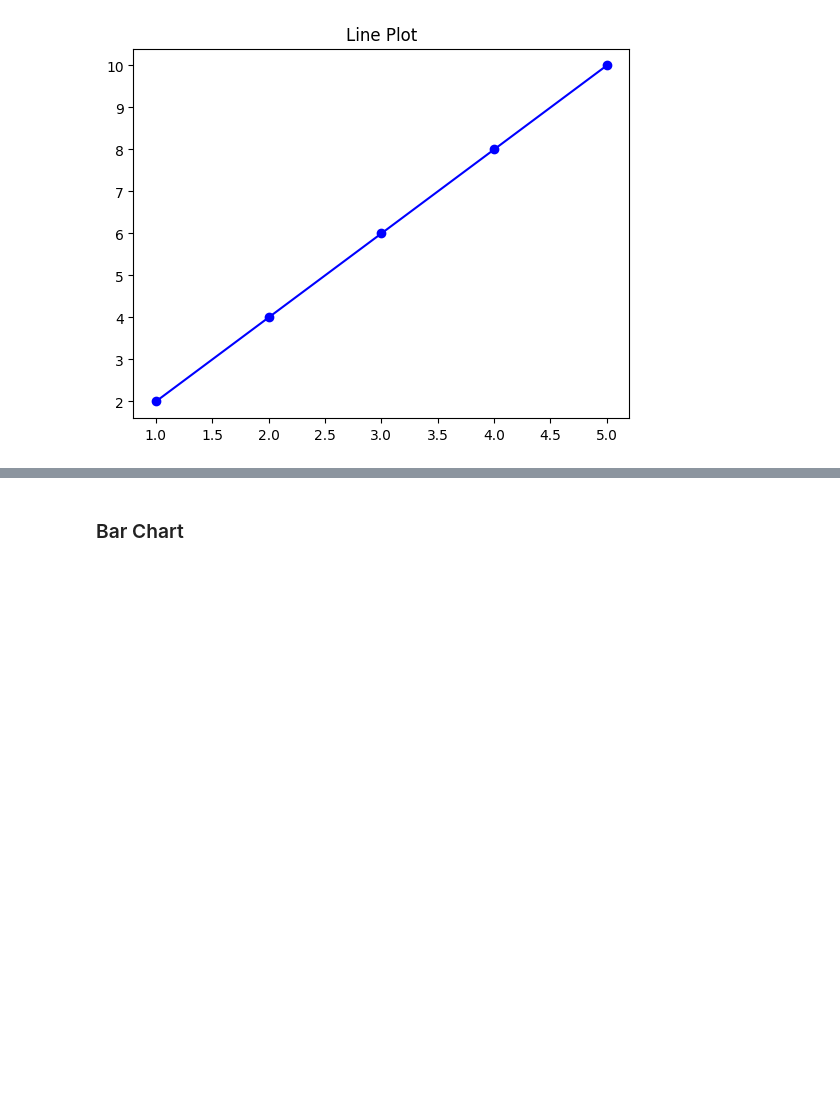
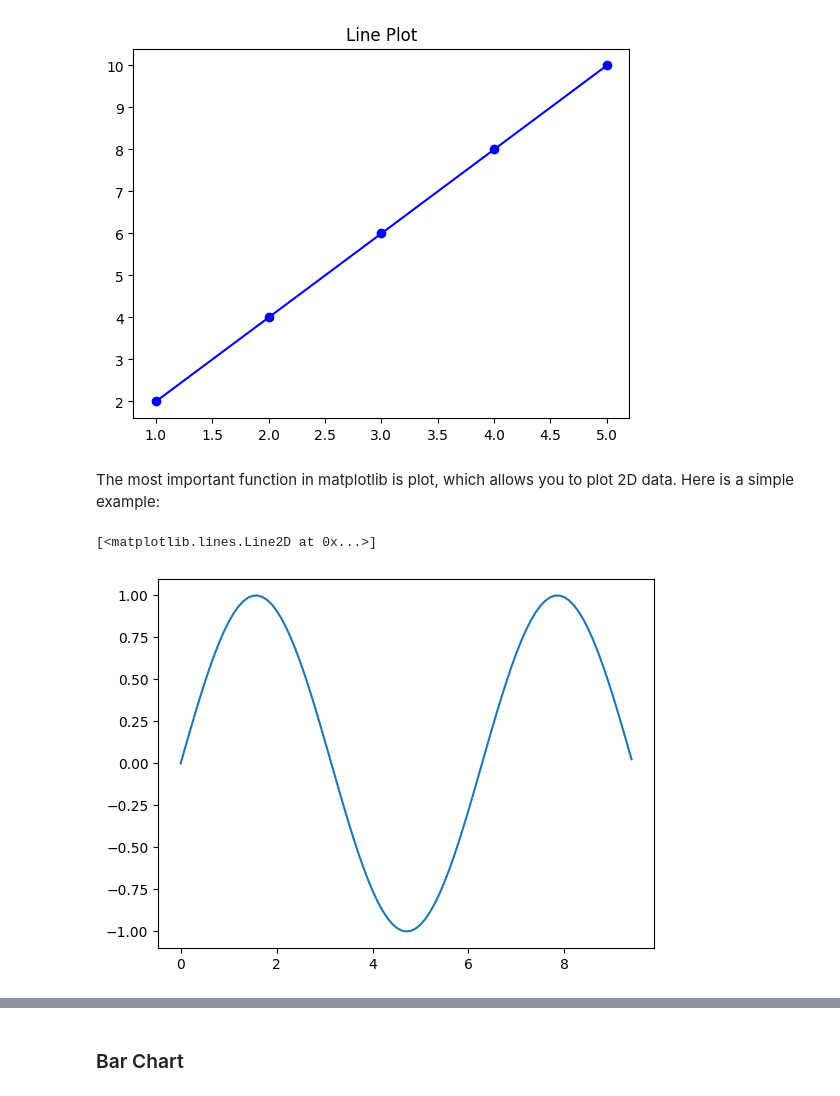
Before and after one commit to yibesh/-2025_Artifical-Intelligence-, a Jupyter notebook: Python_Basics_Tutorial_Final.ipynb, the cells around one changed output, grey strips where cells are left out. Saved outputs shown, nothing was run; the diff lists cells and outputs as text; code cells hidden in the pictures; blank space fills up the shorter version.

```diff
--- a/Python_Basics_Tutorial_Final.ipynb
+++ b/Python_Basics_Tutorial_Final.ipynb
@@ -185,3 +185,15 @@ plt.title('Line Plot')
 plt.show()
 # %% [output]
 [figure]
+# %% [markdown]
+The most important function in matplotlib is plot, which allows you to plot 2D data. Here is a simple example:
+# %%
+# Compute the x and y coordinates for points on a sine curve
+x = np.arange(0, 3 * np.pi, 0.1)
+y = np.sin(x)
+
+# Plot the points using matplotlib
+plt.plot(x, y)
+# %% [output]
+[<matplotlib.lines.Line2D at 0x...>]
+[figure, added]
```
Also changed, not shown: parts of 5 cells of this notebook.
